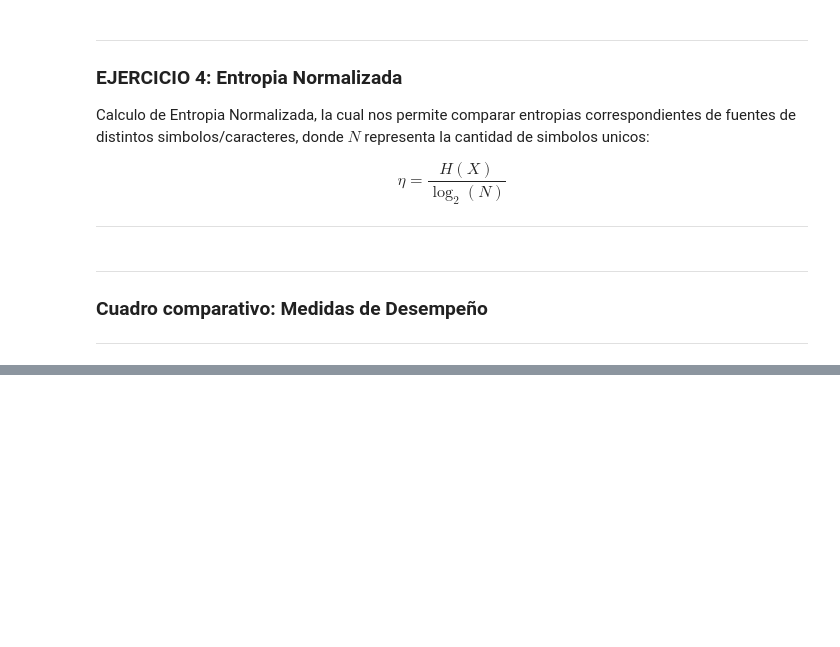
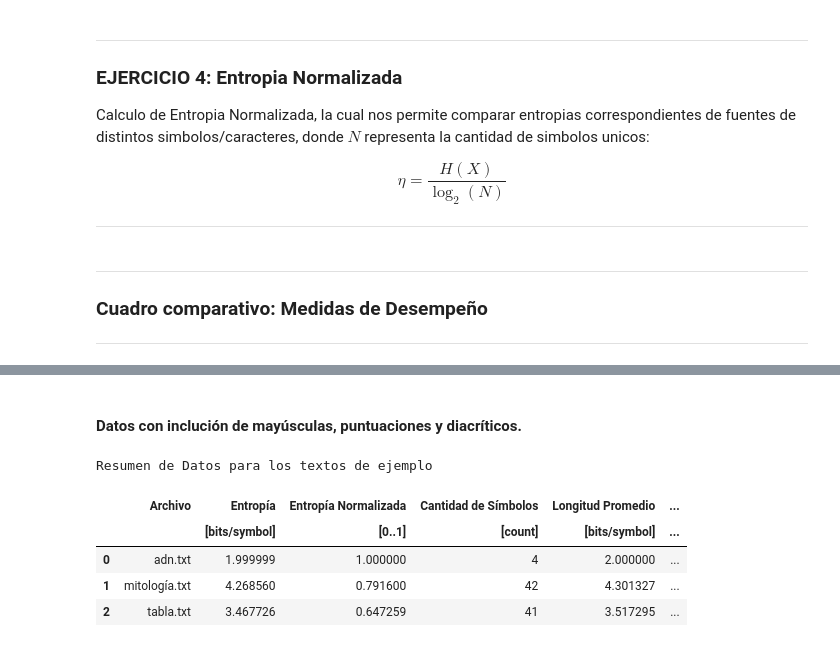
Before and after one commit to agus-pereyra/tp2-inferencia-y-estimacion, a Jupyter notebook: source/main.ipynb, the cells around one changed output, grey strips where cells are left out. Drawn from its saved outputs; the diff is of its cells as text; code cells hidden in the pictures; blank space fills up the shorter version.

Commit message:
agrega versión extremista, relleno de análisis de datos

```diff
--- a/source/main.ipynb
+++ b/source/main.ipynb
@@ -298,27 +257,24 @@ def norm_entropy(prob: dict) -> float:
 
     return entropy(prob)/np.log2(len(list(prob.keys())))
 # %%
-def entropy_metrics(texts: list[str]) -> dict:
-    """
-    Calcula entropia Shannon y Normalizada del ejercicio 3 y 4 para textos de ejemplo.
+def entropy_metrics(texts: list[str], ignore: bool = False) -> dict:
+	"""
+	Calcula entropia Shannon y Normalizada del ejercicio 3 y 4 para textos de ejemplo.
 
-    Args:
-        texts: lista de cadenas de texto a analizar
+	Args:
+		texts: lista de cadenas de texto a analizar
 
-    Returns:
-        dict: diccionario con listas de entropais
-    """
-    pmfs = [character_pmf(text) for text in texts]
+	Returns:
+		dict: diccionario con listas de entropais
+	"""
+	pmfs = [character_pmf(text, ignore) for text in texts]
 
-    metrics = {
-        'entropy': [entropy(pmf) for pmf in pmfs],
-        'norm_entropy': [norm_entropy(pmf) for pmf in pmfs]
-    }
+	metrics = {
+		'entropy': [entropy(pmf) for pmf in pmfs],
+		'norm_entropy': [norm_entropy(pmf) for pmf in pmfs]
+	}
 
-    return metrics
-
-
-entropy_metrics = entropy_metrics(example_strings)
+	return metrics
 # %% [markdown]
 ---
 
@@ -383,0 +337,12 @@ Resumen de Datos para los textos de ejemplo
+# %% [markdown]
+#### Datos con **inclución** de mayúsculas, puntuaciones y diacríticos.
+# %%
+df = get_dataframe(False)
+df
+# %% [output]
+Resumen de Datos para los textos de ejemplo
+|  | Archivo | Entropía | Entropía Normalizada | Cantidad de Símbolos | Longitud Promedio | ... |
+|  |  | [bits/symbol] | [0..1] | [count] | [bits/symbol] | ... |
+| 0 | adn.txt | 1.999999 | 1.000000 | 4 | 2.000000 | ... |
+| 1 | mitología.txt | 4.268560 | 0.791600 | 42 | 4.301327 | ... |
+| 2 | tabla.txt | 3.467726 | 0.647259 | 41 | 3.517295 | ... |
```
Also changed, not shown: parts of 14 cells of this notebook, 4 other files.
